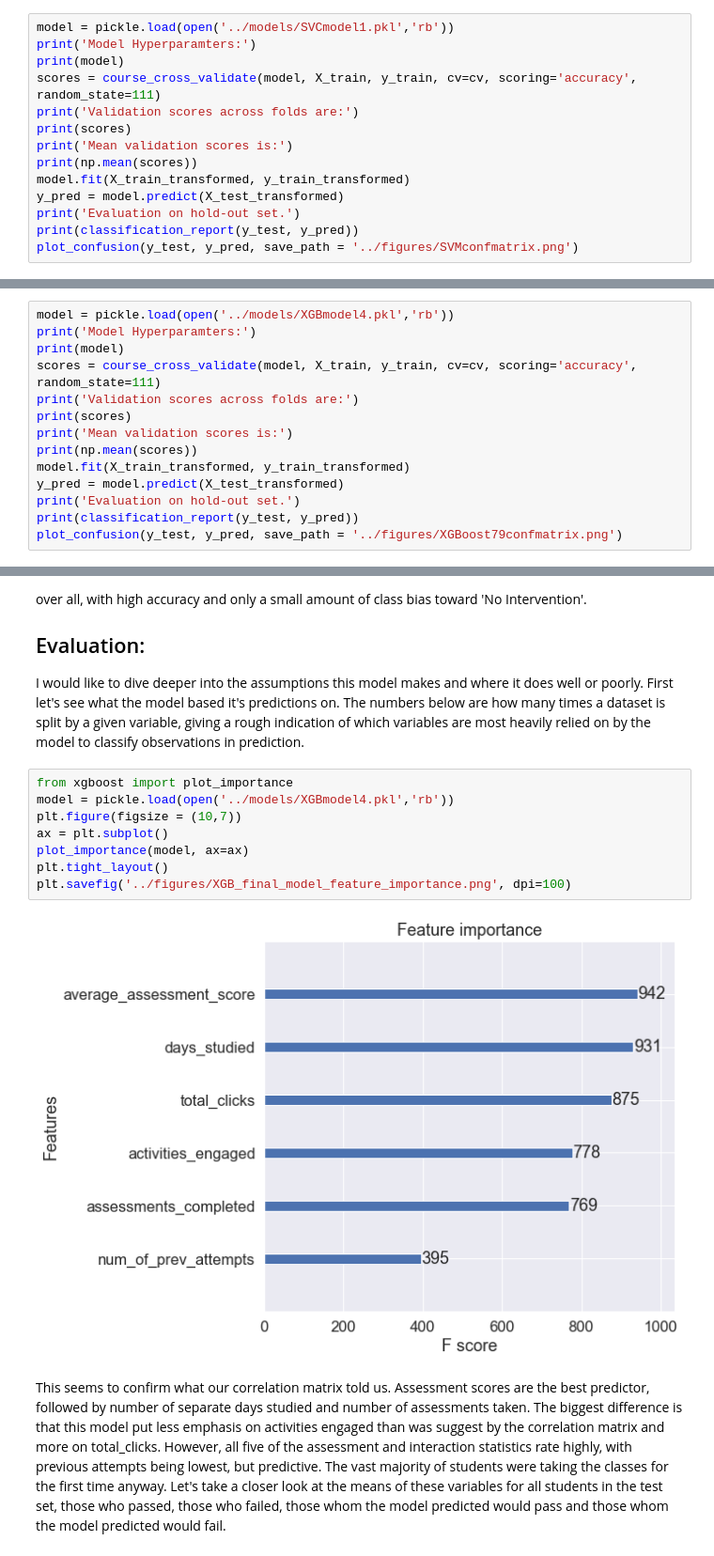
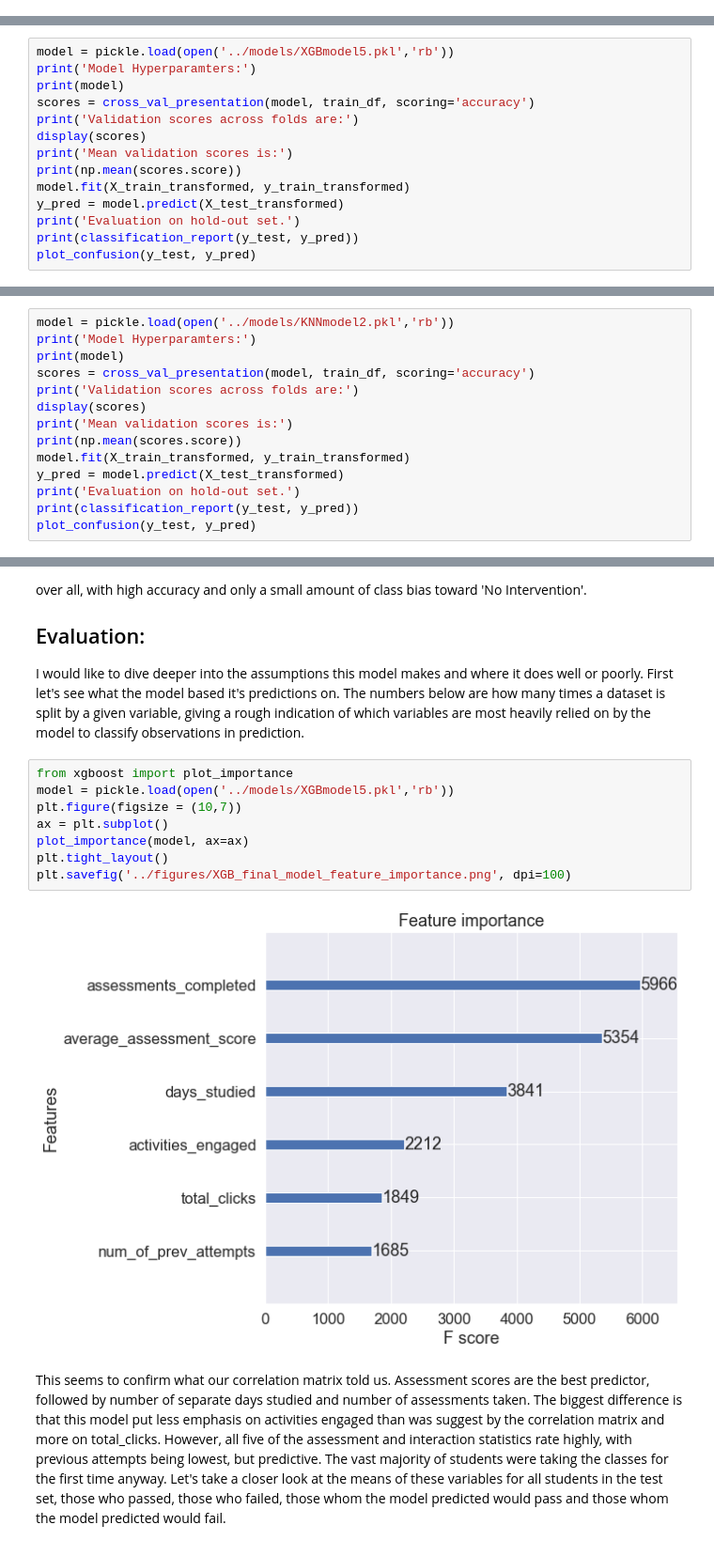
Before and after one commit to Caellwyn/ou_student_predictions, a Jupyter notebook: report/report_notebook.ipynb, the cells around one changed output, grey strips where cells are left out. Shown at 94% size. Saved outputs shown, nothing was run; the diff lists cells and outputs as text.

Commit message:
update report notebook with 2014J predicting

```diff
--- a/report/report_notebook.ipynb
+++ b/report/report_notebook.ipynb
@@ -416,33 +472,19 @@ This style of model draws a hyperplane between data points, seekign the best fit
-# %%
-model = pickle.load(open('../models/SVCmodel1.pkl','rb'))
-print('Model Hyperparamters:')
-print(model)
-scores = course_cross_validate(model, X_train, y_train, cv=cv, scoring='accuracy', random_state=111)
-print('Validation scores across folds are:')
-print(scores)
-print('Mean validation scores is:')
-print(np.mean(scores))
-model.fit(X_train_transformed, y_train_transformed)
-y_pred = model.predict(X_test_transformed)
-print('Evaluation on hold-out set.')
-print(classification_report(y_test, y_pred))
-plot_confusion(y_test, y_pred, save_path = '../figures/SVMconfmatrix.png')
 # %% [markdown]
 # eXtreme Gradient Boosting
 I tried one tree, I tried a forest of trees, let's try stacking trees on top top of each and letting each one boost the one before it.  This is a trendy model these days.  Lets see how it performs.
 # %%
-model = pickle.load(open('../models/XGBmodel4.pkl','rb'))
+model = pickle.load(open('../models/XGBmodel5.pkl','rb'))
 print('Model Hyperparamters:')
 print(model)
-scores = course_cross_validate(model, X_train, y_train, cv=cv, scoring='accuracy', random_state=111)
+scores = cross_val_presentation(model, train_df, scoring='accuracy')
 print('Validation scores across folds are:')
-print(scores)
+display(scores)
 print('Mean validation scores is:')
-print(np.mean(scores))
+print(np.mean(scores.score))
 model.fit(X_train_transformed, y_train_transformed)
 y_pred = model.predict(X_test_transformed)
 print('Evaluation on hold-out set.')
 print(classification_report(y_test, y_pred))
-plot_confusion(y_test, y_pred, save_path = '../figures/XGBoost79confmatrix.png')
+plot_confusion(y_test, y_pred)
 # %% [output]
 Model Hyperparamters:
@@ -468,0 +536,14 @@ XGBoost proves itself again!  It performs better on both classes and achieves 79
+# %%
+model = pickle.load(open('../models/KNNmodel2.pkl','rb'))
+print('Model Hyperparamters:')
+print(model)
+scores = cross_val_presentation(model, train_df, scoring='accuracy')
+print('Validation scores across folds are:')
+display(scores)
+print('Mean validation scores is:')
+print(np.mean(scores.score))
+model.fit(X_train_transformed, y_train_transformed)
+y_pred = model.predict(X_test_transformed)
+print('Evaluation on hold-out set.')
+print(classification_report(y_test, y_pred))
+plot_confusion(y_test, y_pred)
@@ -474,13 +606,13 @@ While the model accuracies are not that different, the eXtreme Gradient Boost mo
 I would like to dive deeper into the assumptions this model makes and where it does well or poorly.  First let's see what the model based it's predictions on.  The numbers below are how many times a dataset is split by a given variable, giving a rough indication of which variables are most heavily relied on by the model to classify observations in prediction.
 # %%
 from xgboost import plot_importance
-model = pickle.load(open('../models/XGBmodel4.pkl','rb'))
+model = pickle.load(open('../models/XGBmodel5.pkl','rb'))
 plt.figure(figsize = (10,7))
 ax = plt.subplot()
 plot_importance(model, ax=ax)
 plt.tight_layout()
 plt.savefig('../figures/XGB_final_model_feature_importance.png', dpi=100)
 # %% [output]
-[figure, old version]
+[figure, new version]
 # %% [markdown]
 This seems to confirm what our correlation matrix told us.  Assessment scores are the best predictor, followed by number of separate days studied and number of assessments taken.  The biggest difference is that this model put less emphasis on activities engaged than was suggest by the correlation matrix and more on total_clicks.  However, all five of the assessment and interaction statistics rate highly, with previous attempts being lowest, but predictive.  The vast majority of students were taking the classes for the first time anyway.  Let's take a closer look at the means of these variables for all students in the test set, those who passed, those who failed, those whom the model predicted would pass and those whom the model predicted would fail.
```
Also changed, not shown: parts of 30 cells of this notebook, 20 other files.
